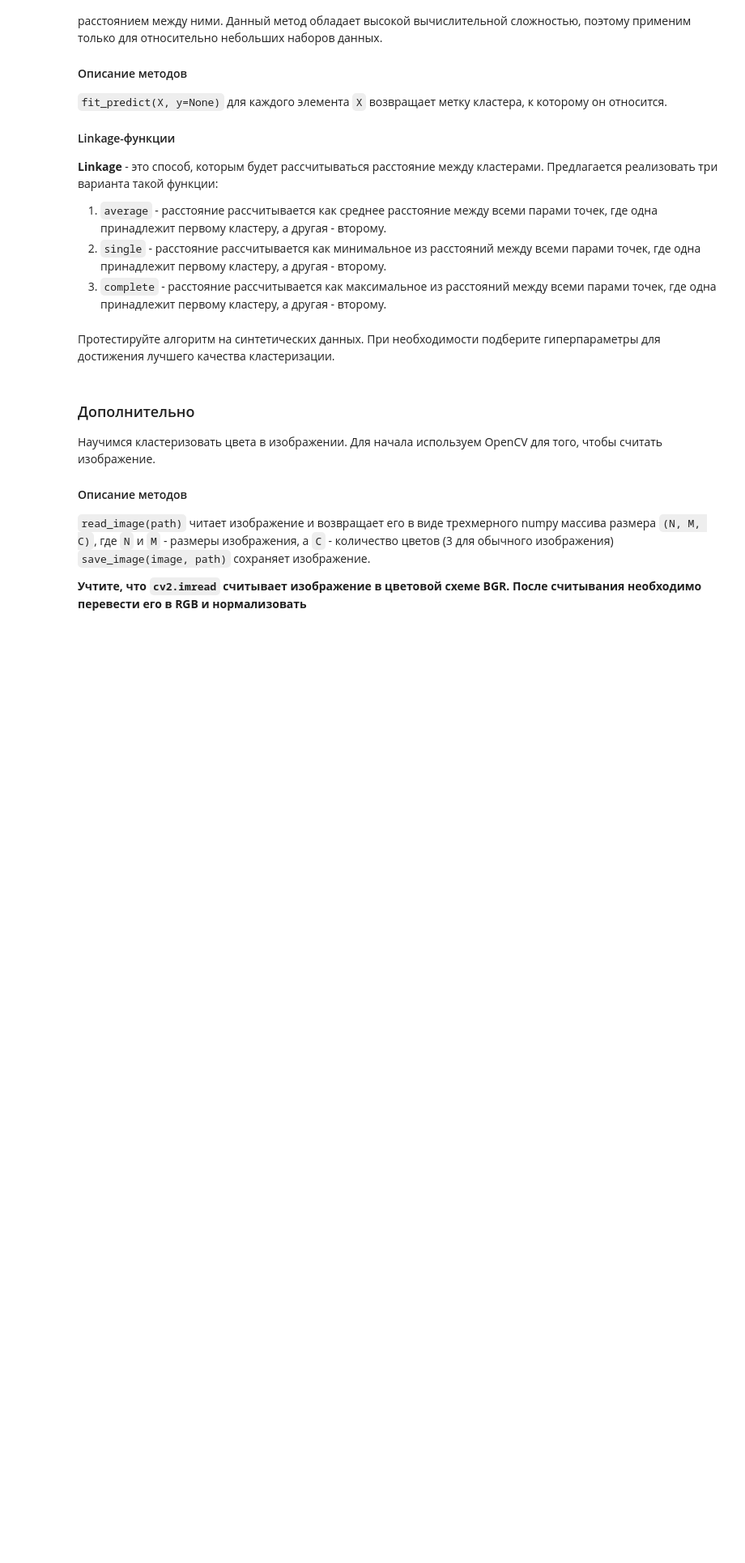
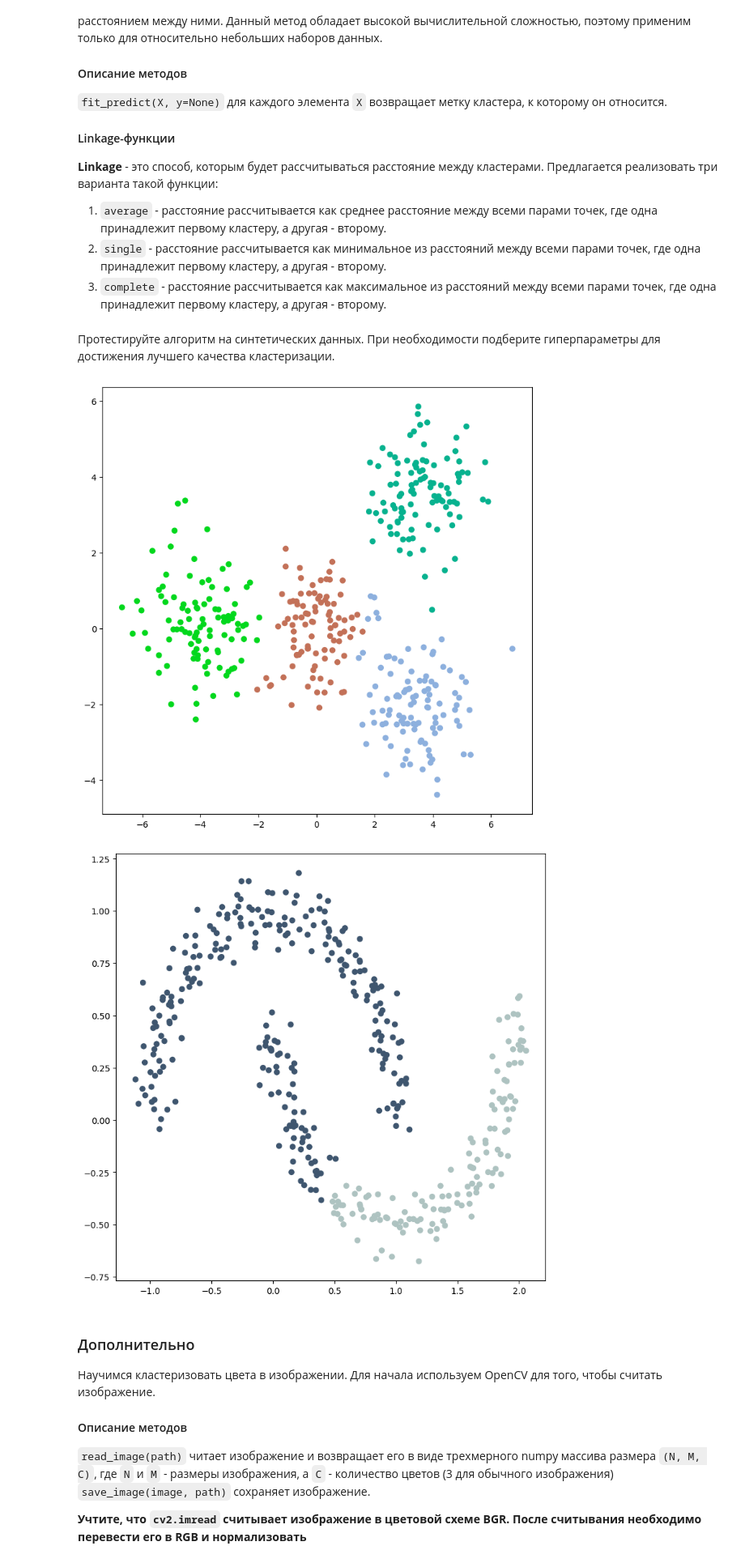
Before and after one commit to z1kurat/KMeans-DBSCAN-HierarchicalClustering, a Jupyter notebook: hw02_task.ipynb, the cells around one changed output. Shown at 81% size. Cells and saved outputs as stored; diff of their text form; code cells hidden in the pictures; blank space fills up the shorter version.

```diff
--- a/hw02_task.ipynb
+++ b/hw02_task.ipynb
@@ -122,13 +122,16 @@ from task import AgglomerativeClustering
 # %% [markdown]
 Протестируйте алгоритм на синтетических данных. При необходимости подберите гиперпараметры для достижения лучшего качества кластеризации.
 # %%
-agg_clustering = AgglomerativeClustering(n_clusters=4)
+agg_clustering = AgglomerativeClustering(n_clusters=4, linkage="average")
 labels = agg_clustering.fit_predict(X_1)
 visualize_clasters(X_1, labels)
 
-agg_clustering = AgglomerativeClustering(n_clusters=2)
+agg_clustering = AgglomerativeClustering(n_clusters=2, linkage="average")
 labels = agg_clustering.fit_predict(X_2)
 visualize_clasters(X_2, labels)
+# %% [output]
+[figure, added]
+[figure, added]
 # %% [markdown]
 ### Дополнительно
 Научимся кластеризовать цвета в изображении. Для начала используем OpenCV для того, чтобы считать изображение.
```
Also changed, not shown: parts of 4 cells of this notebook, 1 other file.
